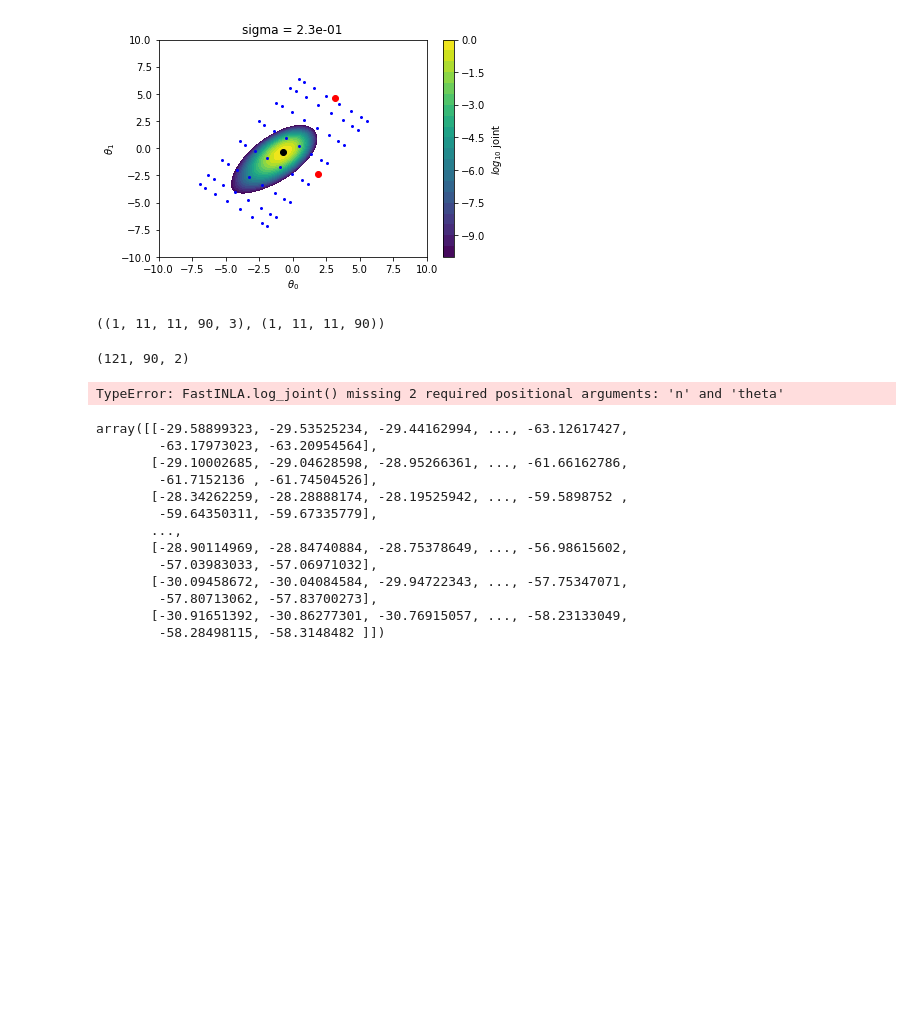
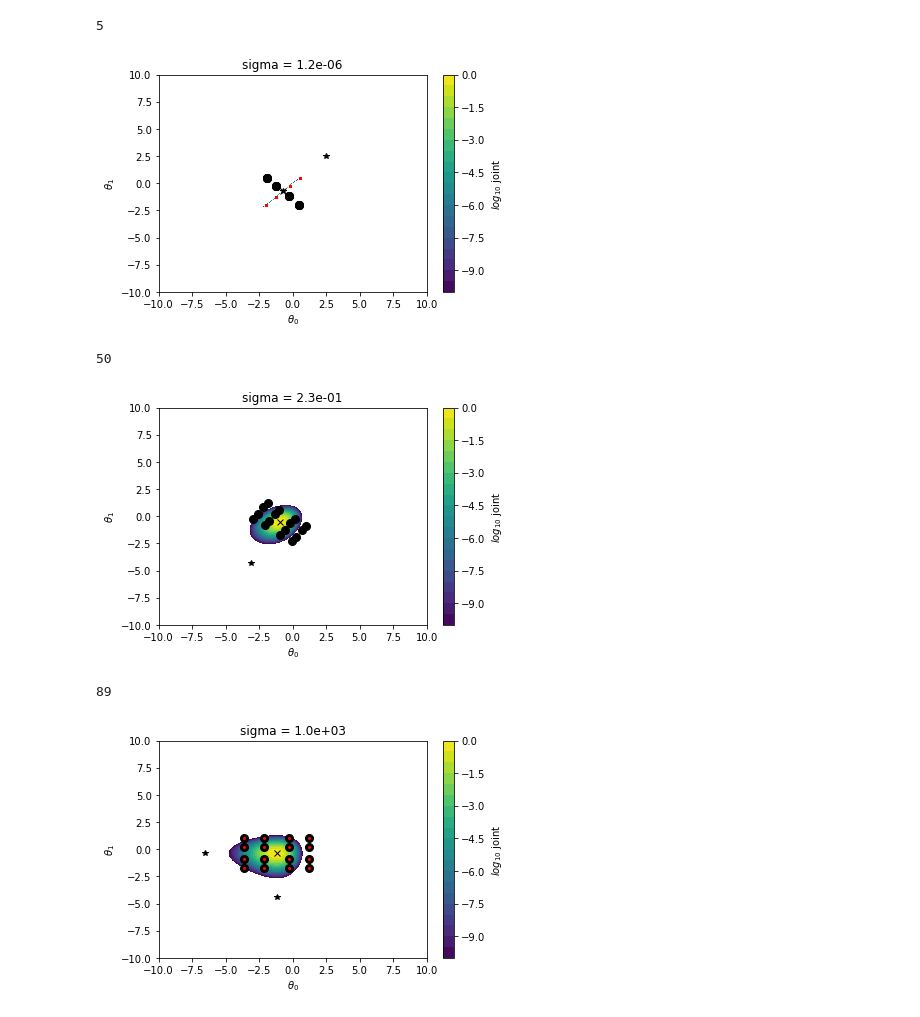
Before and after one commit to Confirm-Solutions/imprint, a Jupyter notebook: research/berry/quadrature_dev.ipynb, the cells around one changed output. Drawn from its saved outputs; the diff is of its cells as text; code cells hidden in the pictures; blank space fills up the shorter version.

```diff
--- a/research/berry/quadrature_dev.ipynb
+++ b/research/berry/quadrature_dev.ipynb
@@ -43,7 +40,7 @@ def calc_log_joint(theta, sig_idx):
     out = (
         0.5 * np.einsum("...i,...ij,...j", theta_m0, neg_precQ[sig_idx], theta_m0)
         + np.sum(
-            theta_adj * y[None] - n[None] * np.log(exp_theta_adj + 1),
+            theta_adj * y - n * np.log(exp_theta_adj + 1),
             axis=-1,
         )
     )
@@ -119,5 +65,10 @@ def find_integration_domain(sig_idx):
+# %%
+import berry
+import inla
+model = berry.Berry(sigma2_n = sigma2_n, n_arms=n_arms)
 # %%
-n_quad = 8
+data = np.stack((y, n), axis=-1)
+n_quad = 4
 w_quad = 10
 points, weights = np.polynomial.legendre.leggauss(n_quad)
 etapts = w_quad * points
@@ -125,12 +76,12 @@ etawts = w_quad * weights
 grid_eta = np.stack(np.meshgrid(*[etapts for k in range(n_arms)], indexing="ij"), axis=-1)
 grid_eta_wts = np.prod(np.stack(np.meshgrid(*[etawts for k in range(n_arms)], indexing="ij"), axis=-1), axis=-1)
 
-phat = (y/n)[None, :]
+phat = (y/n)
 sample_I = n * phat * (1 - phat)
 
 sigma_precision = np.empty((sample_I.shape[0], *neg_precQ.shape))
 sigma_precision[:] = neg_precQ[None, ...]
-sigma_precision[..., arms, arms] += sample_I[:, None, ...]
+sigma_precision[..., arms, arms] += sample_I[:, None]
 sigma_posterior = np.linalg.inv(sigma_precision)
 w, v = np.linalg.eigh(sigma_posterior)
 
@@ -147,3 +98,11 @@ grid_theta = np.einsum('klij,...i,kli->kl...j', v, grid_eta, w) + mode.reshape(b
 # determinant of matrix is just product of eigenvalues.
 det_jacobian = np.abs(w.prod(axis=-1))
 grid_theta_wts = np.einsum('kl,...->kl...', det_jacobian, grid_eta_wts)
+# %%
+import quadrature
+import fast_inla
+
+fi = fast_inla.FastINLA(n_arms, sigma2_n=sigma2_n)
+new_pts, new_wts = quadrature.build_grid(
+    fi, y, n, integrate_sigma=False, n_theta=n_quad, w_theta=w_quad
+)
@@ -150,27 +139,33 @@ grid_theta_wts = np.einsum('kl,...->kl...', det_jacobian, grid_eta_wts)
 # %%
 ts = np.linspace(-10, 10, 200)
 theta2d = np.meshgrid(ts, ts, indexing = 'ij')
 theta = np.stack([ti.ravel() for ti in theta2d], axis=-1)
-for sig_idx in [50]:#range(0, sigma2_n, 10):
-    domain = find_integration_domain(sig_idx)
-    theta_m0 = theta - mu_0
-    theta_adj = theta + logit_p1
-    exp_theta_adj = np.exp(theta_adj)
+for sig_idx in [5, 50, 89]:#range(0, sigma2_n, 1):
+    print(sig_idx)
     logjoint = calc_log_joint(theta, sig_idx)
+
     levels = np.linspace(-10, 0, 21)
     plt.contourf(theta2d[0], theta2d[1], logjoint.reshape(theta2d[0].shape), levels=levels)
-    plt.plot(*mode[0,sig_idx], 'ko')
+    plt.plot(*mode[0,sig_idx], 'kx')
 
-    plt.plot(grid_theta[0, sig_idx, :,:,0].ravel(), grid_theta[0, sig_idx, :,:,1].ravel(), 'bo', markersize=2)
+    plt.plot(new_pts[0, :, :, sig_idx,0].ravel(), new_pts[0, :,:,sig_idx,1].ravel(), 'ko', markersize=8)
+    plt.plot(grid_theta[0, sig_idx, :,:,0].ravel(), grid_theta[0, sig_idx, :,:,1].ravel(), 'ro', markersize=2)
 
-    plt.plot(*(mode[0,sig_idx] + w[0,sig_idx,0] * 10 * v[0,sig_idx,0]), 'ro')
-    plt.plot(*(mode[0,sig_idx] + w[0,sig_idx,1] * 10 * v[0,sig_idx,1]), 'ro')
+    plt.plot(*(mode[0,sig_idx] + np.sqrt(np.abs(w[0,sig_idx,0])) * w_quad * v[0,sig_idx,0]), 'k*')
+    plt.plot(*(mode[0,sig_idx] + np.sqrt(np.abs(w[0,sig_idx,1])) * w_quad * v[0,sig_idx,1]), 'k*')
     plt.xlabel(r'$\theta_0$')
     plt.ylabel(r'$\theta_1$')
 
     plt.title(f'sigma = {sigma2_rule.pts[sig_idx]:.1e}')
     cbar = plt.colorbar()
     cbar.set_label('$log_{10}$ joint')
+    plt.xlim([ts.min(), ts.max()])
+    plt.ylim([ts.min(), ts.max()])
     plt.show()
 # %% [output]
+5
-[figure, old version]
+[figure, new version]
+50
+[figure, added]
+89
+[figure, added]
@@ -184,30 +171,0 @@ pts, wts = quadrature.build_centered_quad_rules(fi, y, n)
-# %%
-pts.shape, wts.shape
-# %% [output]
-((1, 11, 11, 90, 3), (1, 11, 11, 90))
-# %%
-pr = pts[...,:2].reshape((-1, fi.sigma2_n, fi.n_arms))
-pr.shape
-# %% [output]
-(121, 90, 2)
-# %%
-fi.numpy_inference(y, n)
-# %% [output]
-TypeError: FastINLA.log_joint() missing 2 required positional arguments: 'n' and 'theta'
-# %%
-log_joint = fi.log_joint(y, n, pr)
-log_joint * wts
-# %% [output]
-array([[-29.58899323, -29.53525234, -29.44162994, ..., -63.12617427,
-        -63.17973023, -63.20954564],
-       [-29.10002685, -29.04628598, -28.95266361, ..., -61.66162786,
-        -61.7152136 , -61.74504526],
-       [-28.34262259, -28.28888174, -28.19525942, ..., -59.5898752 ,
-        -59.64350311, -59.67335779],
-       ...,
-       [-28.90114969, -28.84740884, -28.75378649, ..., -56.98615602,
-        -57.03983033, -57.06971032],
-       [-30.09458672, -30.04084584, -29.94722343, ..., -57.75347071,
-        -57.80713062, -57.83700273],
-       [-30.91651392, -30.86277301, -30.76915057, ..., -58.23133049,
-        -58.28498115, -58.3148482 ]])
```
Also changed, not shown: parts of 14 cells of this notebook, 3 other files.
